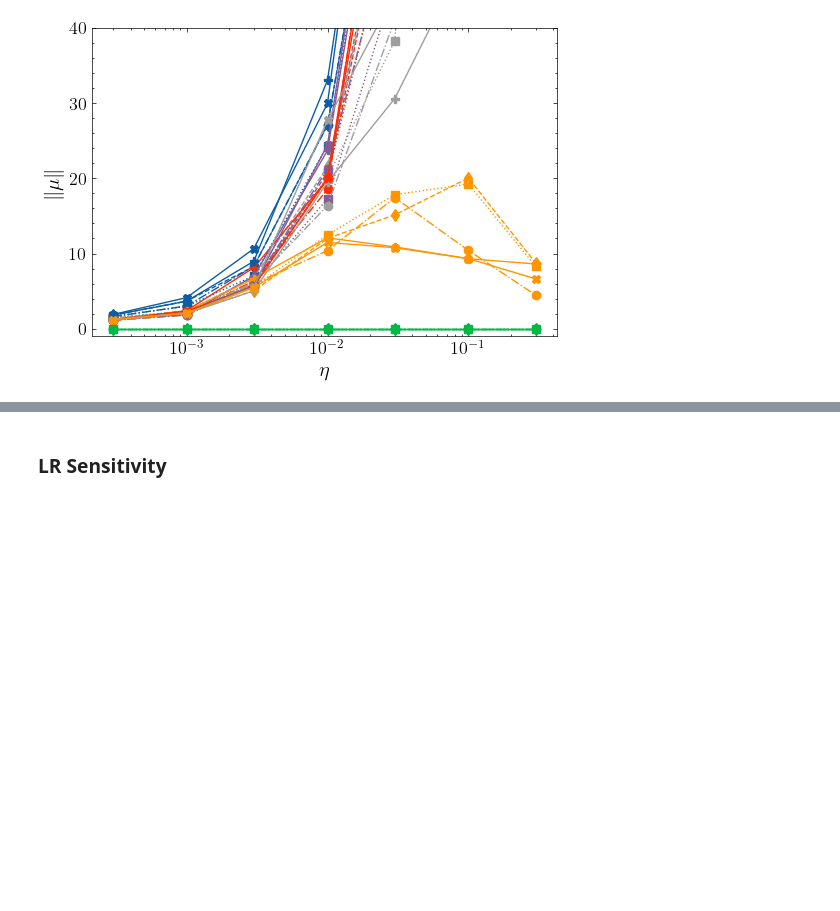
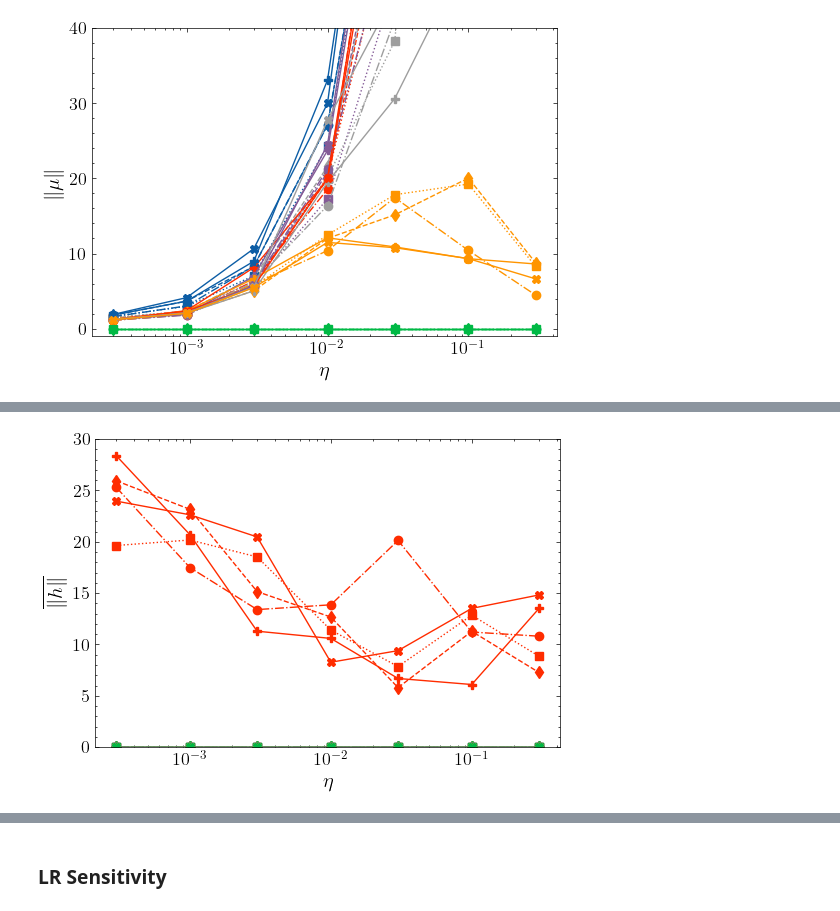
Before and after one commit to flxst/output-embedding-centering, a Jupyter notebook: results/Analyze_All_Models_Performance.ipynb, the cells around one changed output, grey strips where cells are left out. Drawn from its saved outputs; the diff is of its cells as text; code cells hidden in the pictures; blank space fills up the shorter version.

```diff
--- a/results/Analyze_All_Models_Performance.ipynb
+++ b/results/Analyze_All_Models_Performance.ipynb
@@ -767,0 +1039,4 @@ plot_wortsman(lrs, mu_norm, 'mu_norm', ns=NS, variants_lambdas=VARIANTS_LAMBDAS,
+# %%
+plot_wortsman(lrs, mean_norm_h, 'mean_norm_h', ns=NS, variants_lambdas=VARIANTS_LAMBDAS, ylim=(0, 30), legend=False) #, save_as=f'wortsman.mean_norm_h{WT}.{FIGURE_FORMAT}')
+# %% [output]
+[figure, added]
```
Also changed, not shown: parts of 16 cells of this notebook, 12 other files.
